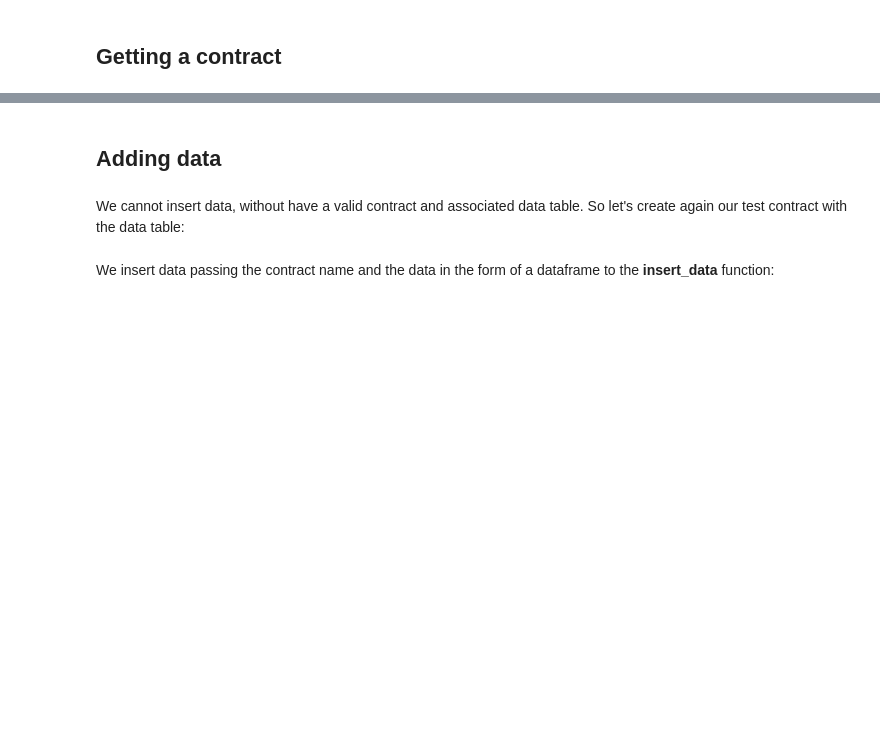
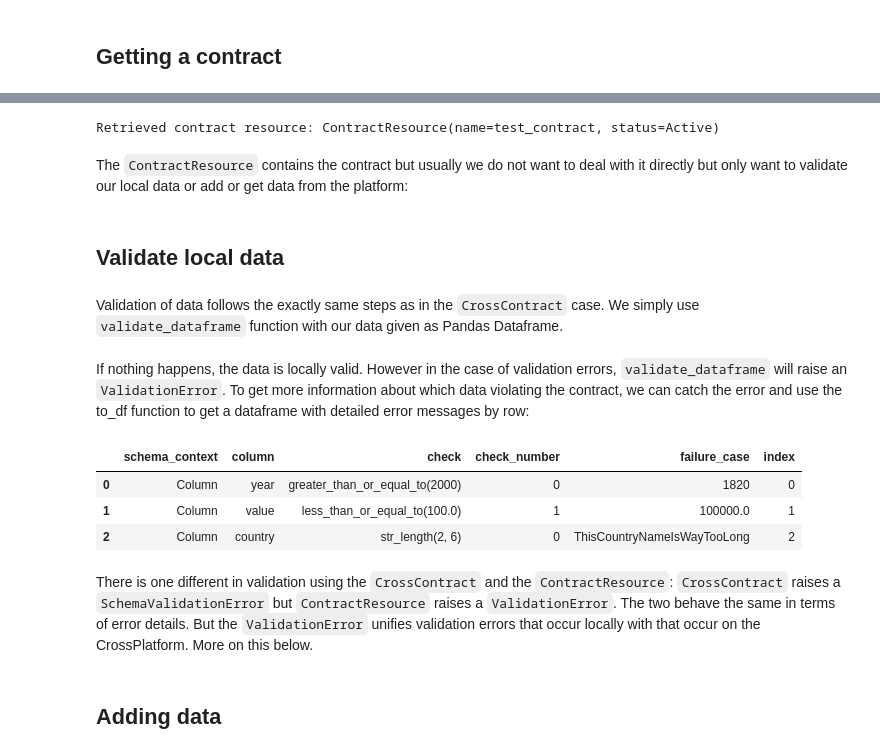
Before and after one commit to sweet-cross/crosscontract, a Jupyter notebook: notebooks/client_tutorial.ipynb, the cells around one changed output, grey strips where cells are left out. Cells and saved outputs as stored; diff of their text form; code cells hidden in the pictures; blank space fills up the shorter version.

```diff
--- a/notebooks/client_tutorial.ipynb
+++ b/notebooks/client_tutorial.ipynb
@@ -196,5 +124,0 @@ If the corresponding contract does not exist, we get an error:
-# %%
-try:
-    contracts.create_data_table_for_contract(contract_name="test_contract")
-except Exception as e:
-    print(f"Error creating data-table:\n {e}")
@@ -214,5 +124,0 @@ time:
-# %%
-try:
-    contracts.create_data_table_for_contract(contract_name="test_contract")
-except Exception as e:
-    print(f"Error creating data-table:\n {e}")
@@ -225,5 +124,0 @@ as the no data-table can exist without a contract:
-# %%
-try:
-    contracts.delete_contract(contract_name="test_contract")
-except Exception as e:
-    print(f"Error deleting contract:\n {e}")
@@ -252,0 +136,15 @@ contracts.delete_contract_and_data_table(contract_name="test_contract")
+# %%
+contract_name = test_contract["name"]
+my_contract_resource = my_client.contracts.get(name=contract_name)
+print(f"Retrieved contract resource: {my_contract_resource}")
+# %% [output]
+Retrieved contract resource: ContractResource(name=test_contract, status=Active)
+# %% [markdown]
+The `ContractResource` contains the contract but usually we do not want to deal with
+it directly but only want to validate our local data or add or get data from the
+platform:
+# %% [markdown]
+## Validate local data
+# %% [markdown]
+Validation of data follows the exactly same steps as in the `CrossContract` case.
+We simply use `validate_dataframe` function with our data given as Pandas Dataframe.
@@ -253,5 +158,27 @@ contracts.delete_contract_and_data_table(contract_name="test_contract")
+# %% [markdown]
+If nothing happens, the data is locally valid. However in the case of validation errors,
+`validate_dataframe` will raise an `ValidationError`. To get more information about
+which data violating the contract, we can catch the error and use the to_df function
+to get a dataframe with detailed error messages by row:
+# %%
+from crosscontract.crossclient.exceptions import ValidationError
+
+df_fail = pd.DataFrame({
+    "year": [1820, 2021, 2022],
+    "country": ["US", "CA", "ThisCountryNameIsWayTooLong"],
+    "value": [50.5, 100000, 70.2]
+})
+try:
+    my_contract_resource.validate_dataframe(df_fail)
+except ValidationError as e:
+    df_errors = e.to_pandas()
+df_errors
+# %% [output]
+|  | schema_context | column | check | check_number | failure_case | index |
+| 0 | Column | year | greater_than_or_equal_to(2000) | 0 | 1820 | 0 |
+| 1 | Column | value | less_than_or_equal_to(100.0) | 1 | 100000.0 | 1 |
+| 2 | Column | country | str_length(2, 6) | 0 | ThisCountryNameIsWayTooLong | 2 |
+# %% [markdown]
+There is one different in validation using the `CrossContract` and the `ContractResource`: `CrossContract` raises a `SchemaValidationError` but `ContractResource` raises a `ValidationError`. The two behave the same in terms of error details. But the `ValidationError` unifies validation errors that occur locally with that occur on the CrossPlatform. More on this below.
 # %% [markdown]
 ## Adding data
-# %% [markdown]
-We cannot insert data, without have a valid contract and associated data table.
-So let's create again our test contract with the data table:
@@ -260,3 +184,0 @@ my_contract = contracts.create_contract_and_data_table(contract_data=test_contra
-# %% [markdown]
-We insert data passing the contract name and the data in the form of a dataframe
-to the **insert_data** function:
```
Also changed, not shown: parts of 65 cells of this notebook, 1 other file.
